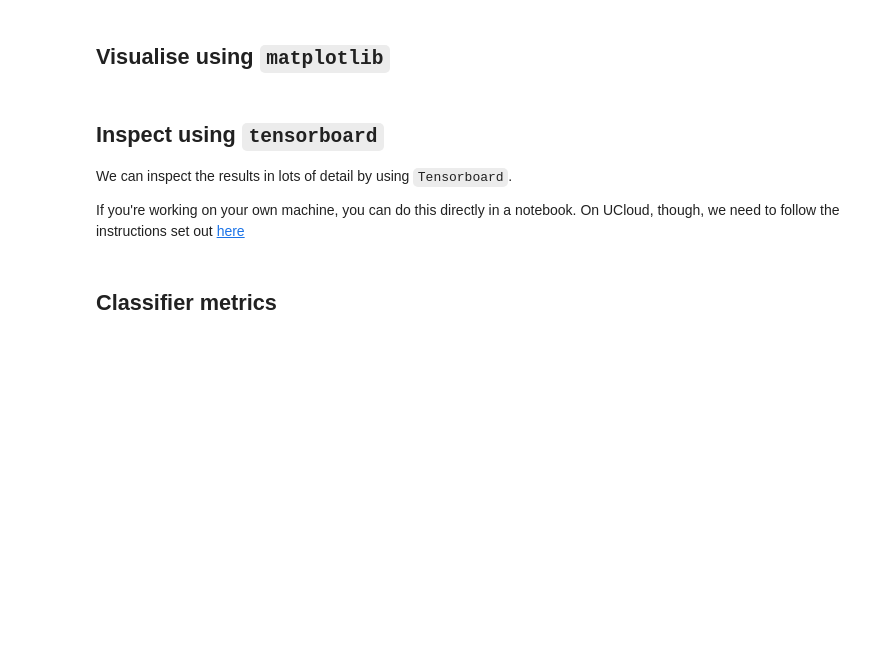
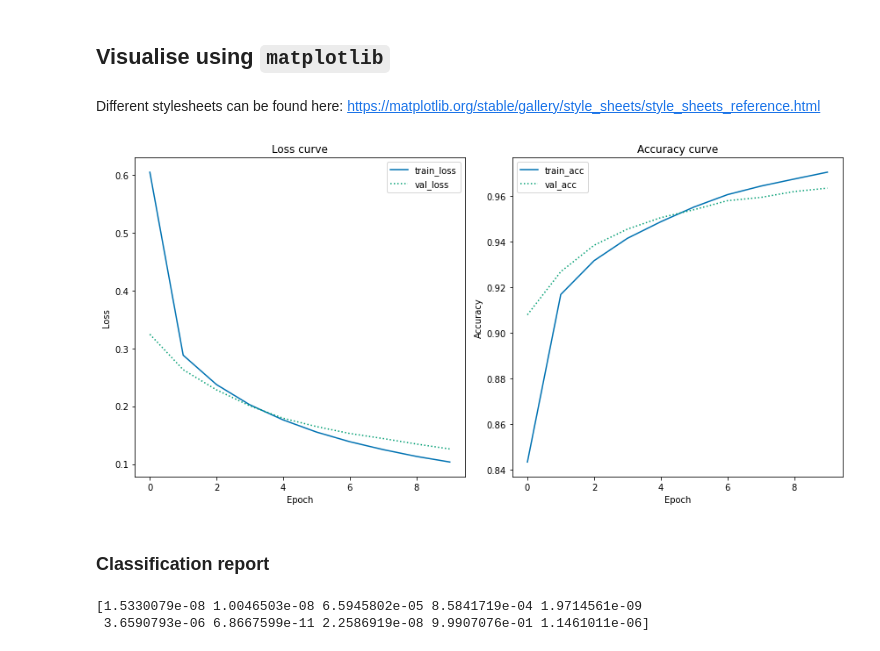
Before and after one commit to CDS-AU-DK/cds-visual, a Jupyter notebook: notebooks/session8_inclass_rdkm.ipynb, the cells around one changed output. Drawn from its saved outputs; the diff is of its cells as text; code cells hidden in the pictures; blank space fills up the shorter version.

Commit message:
completed session8 notebook

````diff
--- a/notebooks/session8_inclass_rdkm.ipynb
+++ b/notebooks/session8_inclass_rdkm.ipynb
@@ -32,2 +45,7 @@ import matplotlib.pyplot as plt
+# %%
+# label binarizer
+lb = LabelBinarizer()
+y_train = lb.fit_transform(y_train)
+y_test = lb.fit_transform(y_test)
 # %% [markdown]
 ## Define neural network architecture using ```tf.keras```
@@ -38,4 +84,16 @@ import matplotlib.pyplot as plt
 # %% [markdown]
 ## Compile model loss function, optimizer, and preferred metrics
+# %%
+# define the gradient descent
+sgd = SGD(0.01)
+# compile model
+model.compile(loss="categorical_crossentropy",
+              optimizer=sgd,
+              metrics=["accuracy"])
 # %% [markdown]
 ## Train model and save history
+# %%
+history = model.fit(X_train, y_train,
+                    validation_data = (X_test, y_test),
+                    epochs = 10,
+                    batch_size = 32)
@@ -42,10 +121,38 @@ import matplotlib.pyplot as plt
 # %% [markdown]
 ## Visualise using ```matplotlib```
-# %% [markdown]
-## Inspect using ```tensorboard```
-
-We can inspect the results in lots of detail by using ```Tensorboard```.
-
-If you're working on your own machine, you can do this directly in a notebook. On UCloud, though, we need to follow the instructions set out [here](https://tensorboard.dev/)
-# %% [markdown]
-## Classifier metrics
+# %% [markdown]
+Different stylesheets can be found here: https://matplotlib.org/stable/gallery/style_sheets/style_sheets_reference.html
+# %%
+plt.style.use("seaborn-colorblind")
+
+plt.figure(figsize=(12,6))
+plt.subplot(1,2,1)
+plt.plot(np.arange(0, 10), history.history["loss"], label="train_loss")
+plt.plot(np.arange(0, 10), history.history["val_loss"], label="val_loss", linestyle=":")
+plt.title("Loss curve")
+plt.xlabel("Epoch")
+plt.ylabel("Loss")
+plt.tight_layout()
+plt.legend()
+
+plt.subplot(1,2,2)
+plt.plot(np.arange(0, 10), history.history["accuracy"], label="train_acc")
+plt.plot(np.arange(0, 10), history.history["val_accuracy"], label="val_acc", linestyle=":")
+plt.title("Accuracy curve")
+plt.xlabel("Epoch")
+plt.ylabel("Accuracy")
+plt.tight_layout()
+plt.legend()
+plt.show()
+# %% [output]
+[figure, added]
+# %% [markdown]
+### Classification report
+# %%
+# evaluate network
+predictions = model.predict(X_test, batch_size=32)
+# print classification report
+print(predictions[0])
+# %% [output]
+[1.5330079e-08 1.0046503e-08 6.5945802e-05 8.5841719e-04 1.9714561e-09
+ 3.6590793e-06 6.8667599e-11 2.2586919e-08 9.9907076e-01 1.1461011e-06]
````
Also changed, not shown: parts of 12 cells of this notebook.
